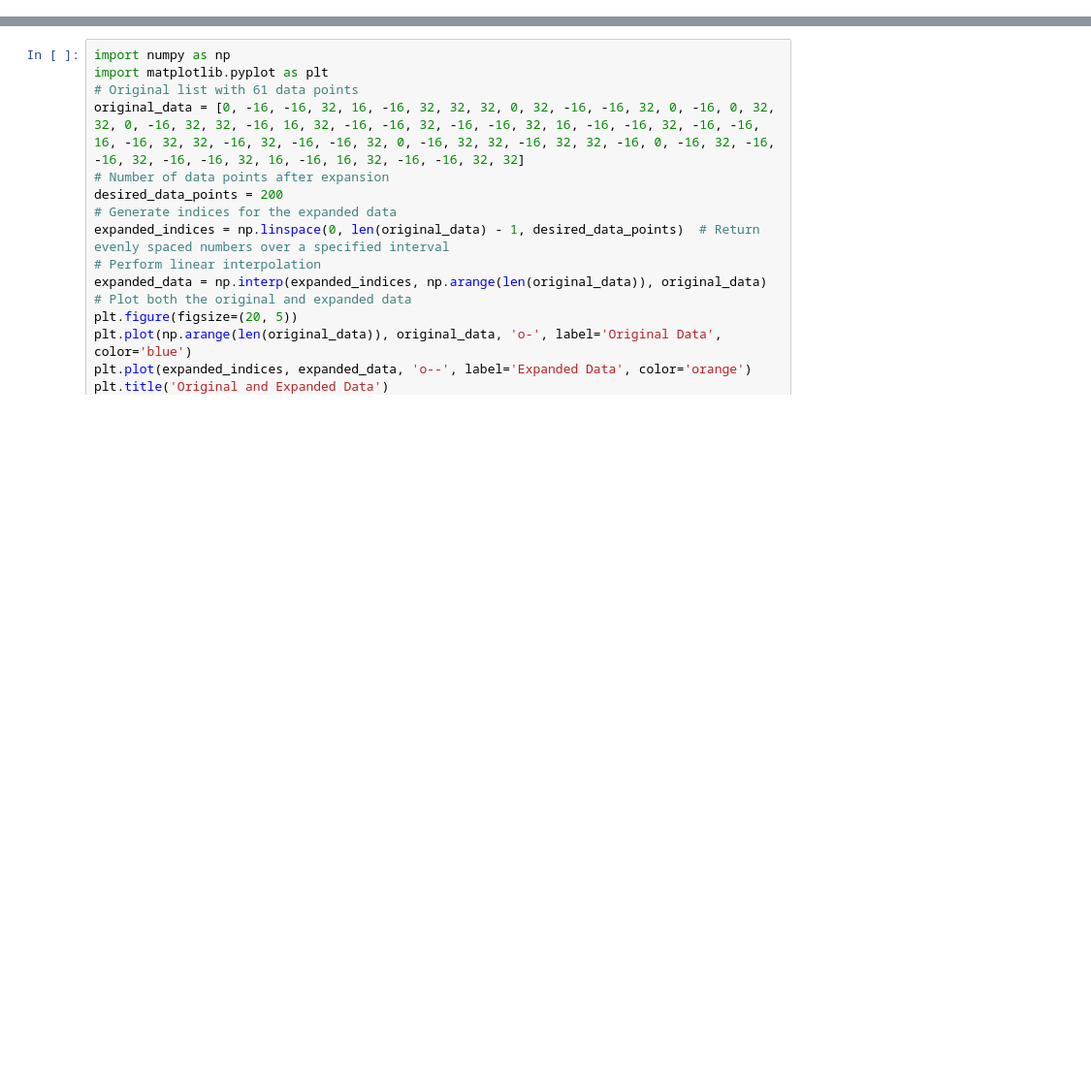
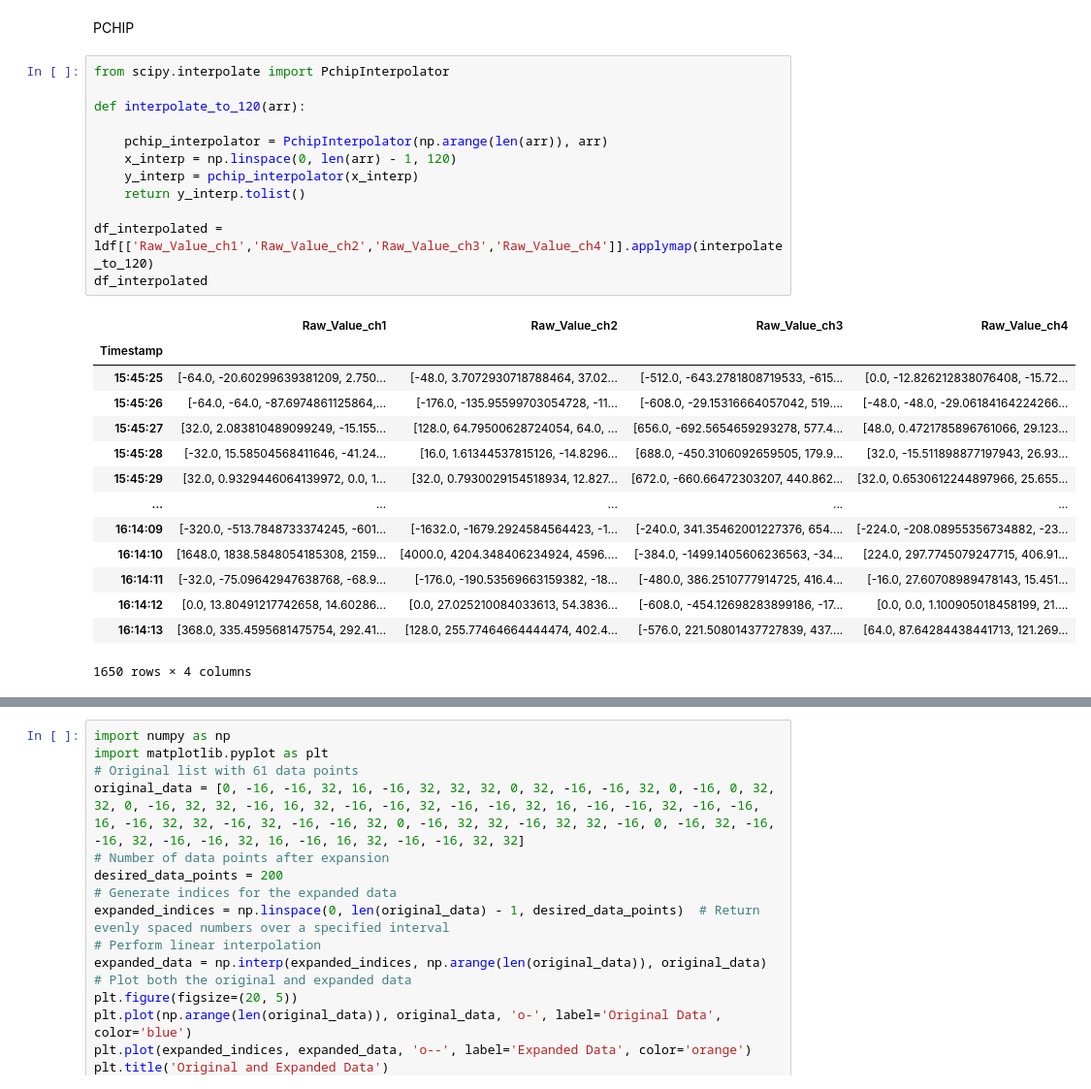
Before and after one commit to Adith-blusim/BP-, a Jupyter notebook: interpolation.ipynb, the cells around one changed output, grey strips where cells are left out. Shown at 97% size. Saved outputs shown, nothing was run; the diff lists cells and outputs as text; blank space fills up the shorter version.

```diff
--- a/interpolation.ipynb
+++ b/interpolation.ipynb
@@ -2,0 +56,29 @@
+# %% [markdown]
+PCHIP
+# %%
+from scipy.interpolate import PchipInterpolator
+
+def interpolate_to_120(arr):
+
+    pchip_interpolator = PchipInterpolator(np.arange(len(arr)), arr)
+    x_interp = np.linspace(0, len(arr) - 1, 120)
+    y_interp = pchip_interpolator(x_interp)
+    return y_interp.tolist()
+
+df_interpolated = ldf[['Raw_Value_ch1','Raw_Value_ch2','Raw_Value_ch3','Raw_Value_ch4']].applymap(interpolate_to_120)
+df_interpolated
+# %% [output]
+|  | Raw_Value_ch1 | Raw_Value_ch2 | Raw_Value_ch3 | Raw_Value_ch4 |
+| Timestamp |  |  |  |  |
+| 15:45:25 | [-64.0, -20.60299639381209, 2.750... | [-48.0, 3.7072930718788464, 37.02... | [-512.0, -643.2781808719533, -615... | [0.0, -12.826212838076408, -15.72... |
+| 15:45:26 | [-64.0, -64.0, -87.6974861125864,... | [-176.0, -135.95599703054728, -11... | [-608.0, -29.15316664057042, 519.... | [-48.0, -48.0, -29.06184164224266... |
+| 15:45:27 | [32.0, 2.083810489099249, -15.155... | [128.0, 64.79500628724054, 64.0, ... | [656.0, -692.5654659293278, 577.4... | [48.0, 0.4721785896761066, 29.123... |
+| 15:45:28 | [-32.0, 15.58504568411646, -41.24... | [16.0, 1.61344537815126, -14.8296... | [688.0, -450.3106092659505, 179.9... | [32.0, -15.511898877197943, 26.93... |
+| 15:45:29 | [32.0, 0.9329446064139972, 0.0, 1... | [32.0, 0.7930029154518934, 12.827... | [672.0, -660.66472303207, 440.862... | [32.0, 0.6530612244897966, 25.655... |
+| ... | ... | ... | ... | ... |
+| 16:14:09 | [-320.0, -513.7848733374245, -601... | [-1632.0, -1679.2924584564423, -1... | [-240.0, 341.35462001227376, 654.... | [-224.0, -208.08955356734882, -23... |
+| 16:14:10 | [1648.0, 1838.5848054185308, 2159... | [4000.0, 4204.348406234924, 4596.... | [-384.0, -1499.1405606236563, -34... | [224.0, 297.7745079247715, 406.91... |
+| 16:14:11 | [-32.0, -75.09642947638768, -68.9... | [-176.0, -190.53569663159382, -18... | [-480.0, 386.2510777914725, 416.4... | [-16.0, 27.60708989478143, 15.451... |
+| 16:14:12 | [0.0, 13.80491217742658, 14.60286... | [0.0, 27.025210084033613, 54.3836... | [-608.0, -454.12698283899186, -17... | [0.0, 0.0, 1.100905018458199, 21.... |
+| 16:14:13 | [368.0, 335.4595681475754, 292.41... | [128.0, 255.77464664444474, 402.4... | [-576.0, 221.50801437727839, 437.... | [64.0, 87.64284438441713, 121.269... |
+1650 rows × 4 columns
```
Also changed, not shown: parts of 6 cells of this notebook.
